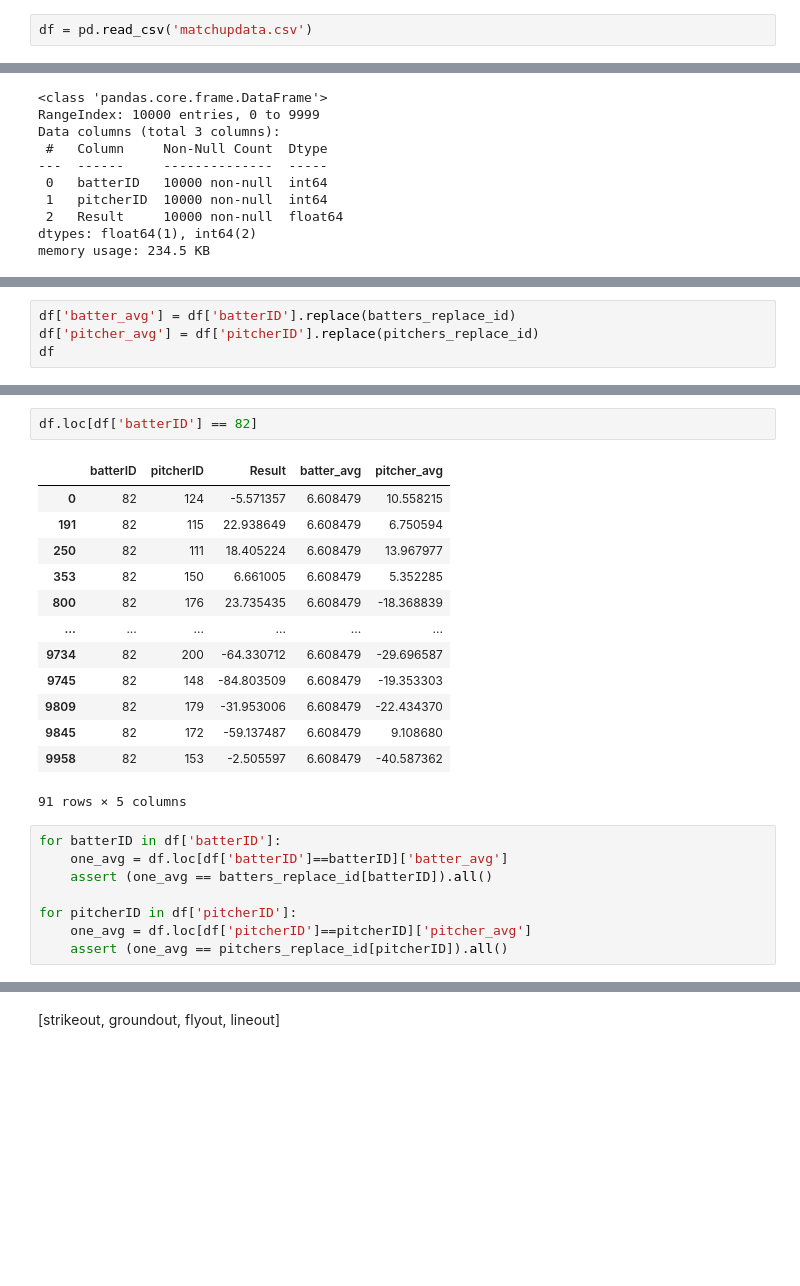
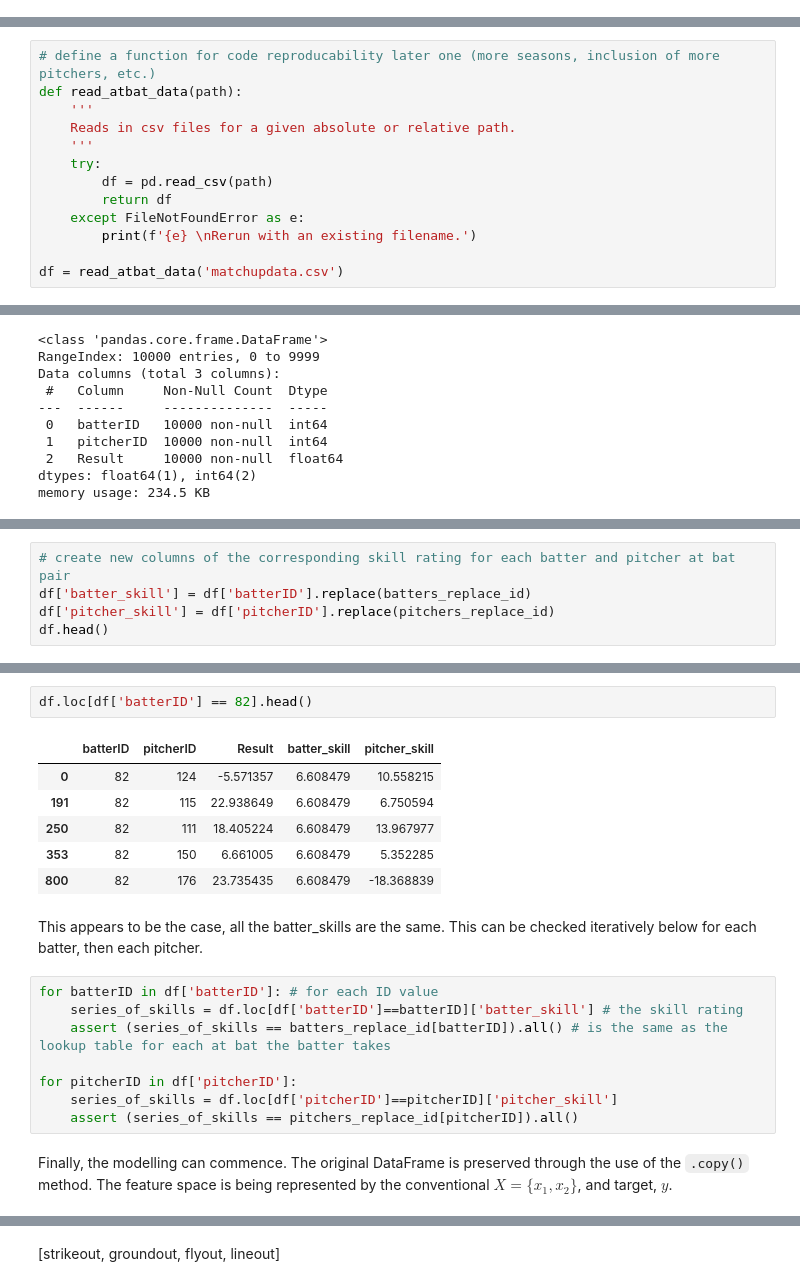
Before and after one commit to reetyf/yankees, a Jupyter notebook: part2/Hailey_Weinschenk_QA_Associate_Questionnaire_part2.ipynb, the cells around one changed output, grey strips where cells are left out. Drawn from its saved outputs; the diff is of its cells as text; blank space fills up the shorter version.

```diff
--- a/part2/Hailey_Weinschenk_QA_Associate_Questionnaire_part2.ipynb
+++ b/part2/Hailey_Weinschenk_QA_Associate_Questionnaire_part2.ipynb
@@ -118,5 +118,3 @@ If raising the requirement to 400 PA to show average OPS for starting caliber pl
 ### b.
 # %% [markdown]
 # 4.
-# %%
-df = pd.read_csv('matchupdata.csv')
@@ -123,3 +123,16 @@ df = pd.read_csv('matchupdata.csv')
+# %%
+# define a function for code reproducability later one (more seasons, inclusion of more pitchers, etc.)
+def read_atbat_data(path):
+    '''
+    Reads in csv files for a given absolute or relative path.
+    '''
+    try:
+        df = pd.read_csv(path)
+        return df
+    except FileNotFoundError as e:
+        print(f'{e} \nRerun with an existing filename.')
+
+df = read_atbat_data('matchupdata.csv')
 # %%
 df.head()
 # %% [output]
@@ -152,6 +200,7 @@ batters_replace_id = batters.mean()['Result']
 pitchers_replace_id = pitchers.mean()["Result"]
 # %%
-df['batter_avg'] = df['batterID'].replace(batters_replace_id)
-df['pitcher_avg'] = df['pitcherID'].replace(pitchers_replace_id)
-df
+# create new columns of the corresponding skill rating for each batter and pitcher at bat pair
+df['batter_skill'] = df['batterID'].replace(batters_replace_id)
+df['pitcher_skill'] = df['pitcherID'].replace(pitchers_replace_id)
+df.head()
 # %% [output]
@@ -171,25 +215,22 @@ df
 # %%
-df.loc[df['batterID'] == 82]
+df.loc[df['batterID'] == 82].head()
 # %% [output]
-|  | batterID | pitcherID | Result | batter_avg | pitcher_avg |
+|  | batterID | pitcherID | Result | batter_skill | pitcher_skill |
 | 0 | 82 | 124 | -5.571357 | 6.608479 | 10.558215 |
 | 191 | 82 | 115 | 22.938649 | 6.608479 | 6.750594 |
 | 250 | 82 | 111 | 18.405224 | 6.608479 | 13.967977 |
 | 353 | 82 | 150 | 6.661005 | 6.608479 | 5.352285 |
 | 800 | 82 | 176 | 23.735435 | 6.608479 | -18.368839 |
-| ... | ... | ... | ... | ... | ... |
-| 9734 | 82 | 200 | -64.330712 | 6.608479 | -29.696587 |
-| 9745 | 82 | 148 | -84.803509 | 6.608479 | -19.353303 |
-| 9809 | 82 | 179 | -31.953006 | 6.608479 | -22.434370 |
-| 9845 | 82 | 172 | -59.137487 | 6.608479 | 9.108680 |
-| 9958 | 82 | 153 | -2.505597 | 6.608479 | -40.587362 |
-91 rows × 5 columns
+# %% [markdown]
+This appears to be the case, all the batter_skills are the same. This can be checked iteratively below for each batter, then each pitcher.
 # %%
-for batterID in df['batterID']:
-    one_avg = df.loc[df['batterID']==batterID]['batter_avg']
-    assert (one_avg == batters_replace_id[batterID]).all()
+for batterID in df['batterID']: # for each ID value
+    series_of_skills = df.loc[df['batterID']==batterID]['batter_skill'] # the skill rating
+    assert (series_of_skills == batters_replace_id[batterID]).all() # is the same as the lookup table for each at bat the batter takes
 
 for pitcherID in df['pitcherID']:
-    one_avg = df.loc[df['pitcherID']==pitcherID]['pitcher_avg']
-    assert (one_avg == pitchers_replace_id[pitcherID]).all()
+    series_of_skills = df.loc[df['pitcherID']==pitcherID]['pitcher_skill']
+    assert (series_of_skills == pitchers_replace_id[pitcherID]).all()
+# %% [markdown]
+Finally, the modelling can commence. The original DataFrame is preserved through the use of the `.copy()` method. The feature space is being represented by the conventional $X = \{x_1, x_2\}$, and target, $y$.
 # %%
```
Also changed, not shown: parts of 43 cells of this notebook.
